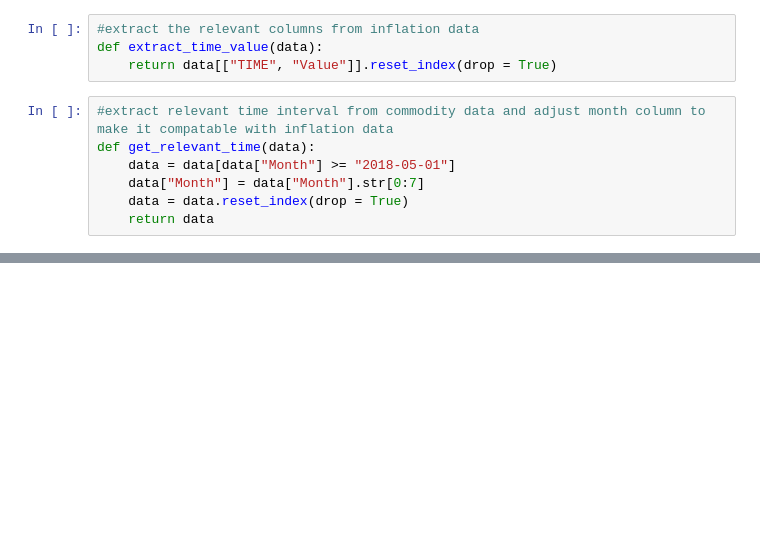
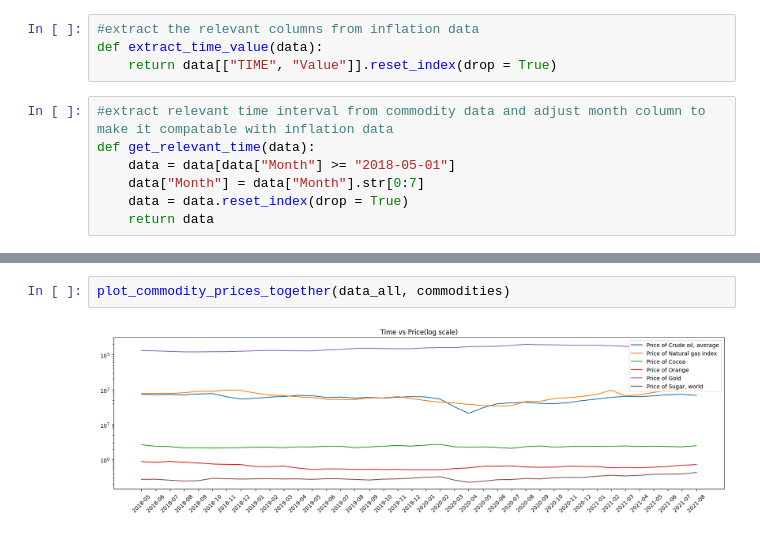
Before and after one commit to doganparlak/DigitalToolsForFinance, a Jupyter notebook: notebook/project_notebook.ipynb, the cells around one changed output, grey strips where cells are left out. Drawn from its saved outputs; the diff is of its cells as text; blank space fills up the shorter version.

```diff
--- a/notebook/project_notebook.ipynb
+++ b/notebook/project_notebook.ipynb
@@ -89,0 +132,4 @@ commodity_data
+# %%
+plot_commodity_prices_together(data_all, commodities)
+# %% [output]
+[figure, added]
```
Also changed, not shown: parts of 24 cells of this notebook.
